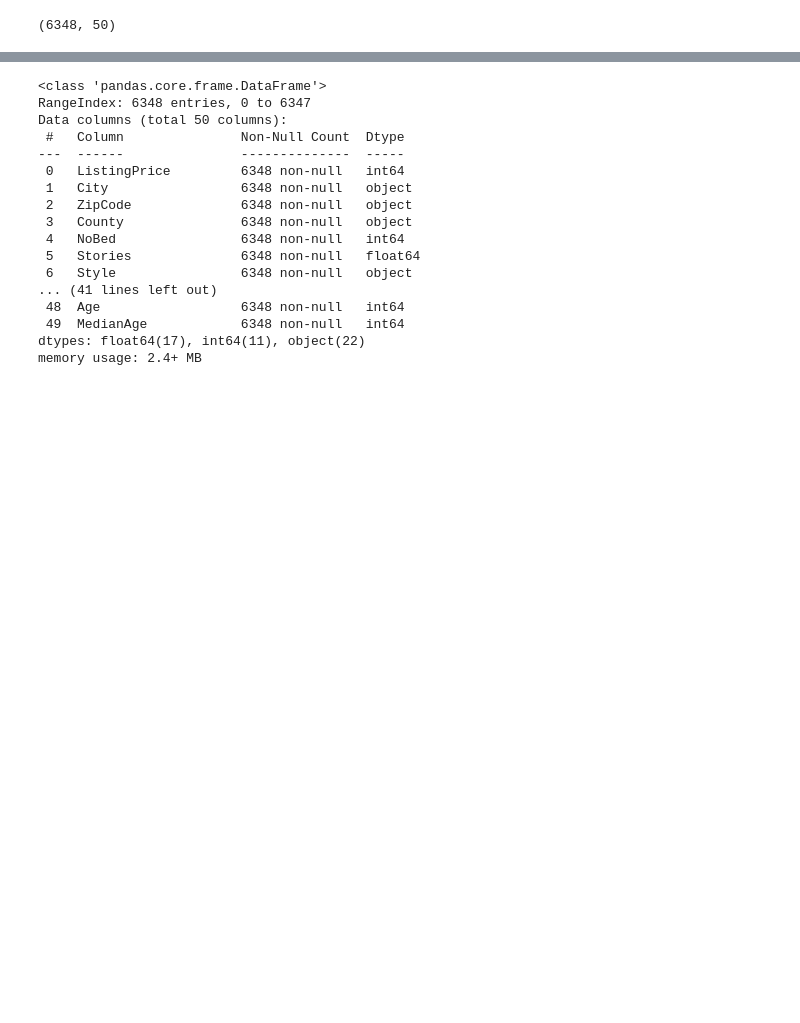
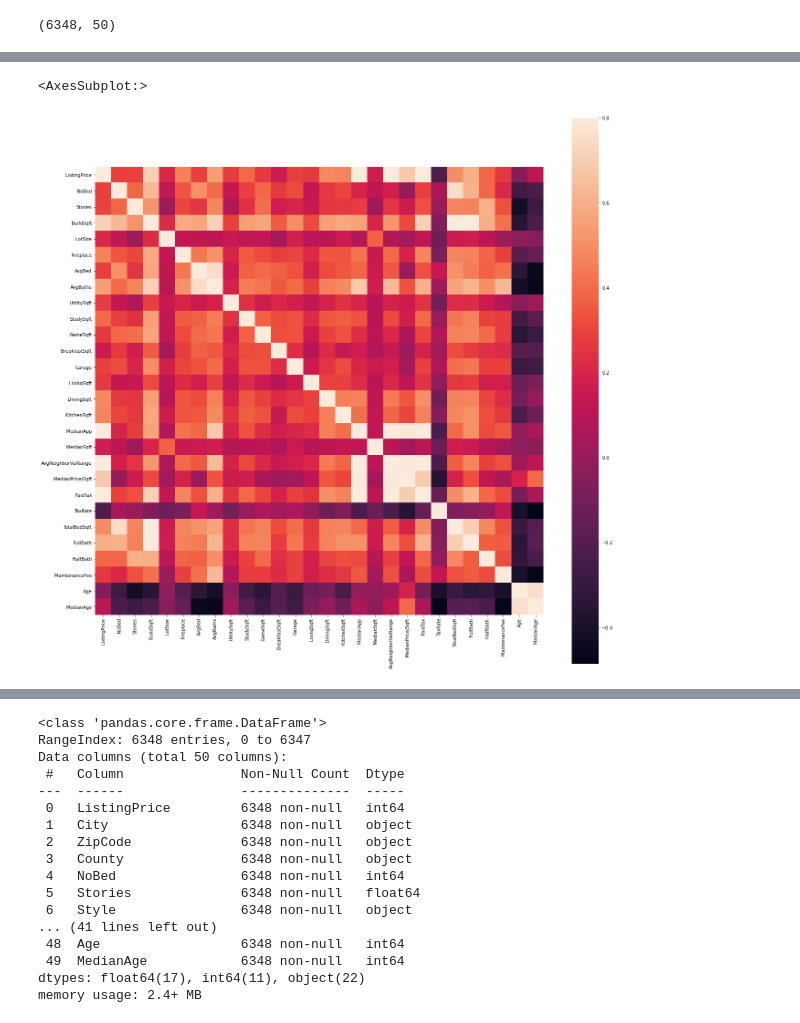
Before and after one commit to AllenAnsari/Prediction-House-Price-Using-Image-Processing, a Jupyter notebook: notebooks/Model.ipynb, the cells around one changed output, grey strips where cells are left out. Cells and saved outputs as stored; diff of their text form; code cells hidden in the pictures; blank space fills up the shorter version.

```diff
--- a/notebooks/Model.ipynb
+++ b/notebooks/Model.ipynb
@@ -69,0 +83,7 @@ SingleFamilyHome.shape
+# %%
+corr = SingleFamilyHome.select_dtypes(include=['float64', 'int64']).iloc[:,0:].corr()
+f, ax = plt.subplots(figsize=(22, 22))
+sns.heatmap(corr, vmax=.8, square=True)
+# %% [output]
+<AxesSubplot:>
+[figure, added]
```
Also changed, not shown: parts of 10 cells of this notebook, 3 other files.
